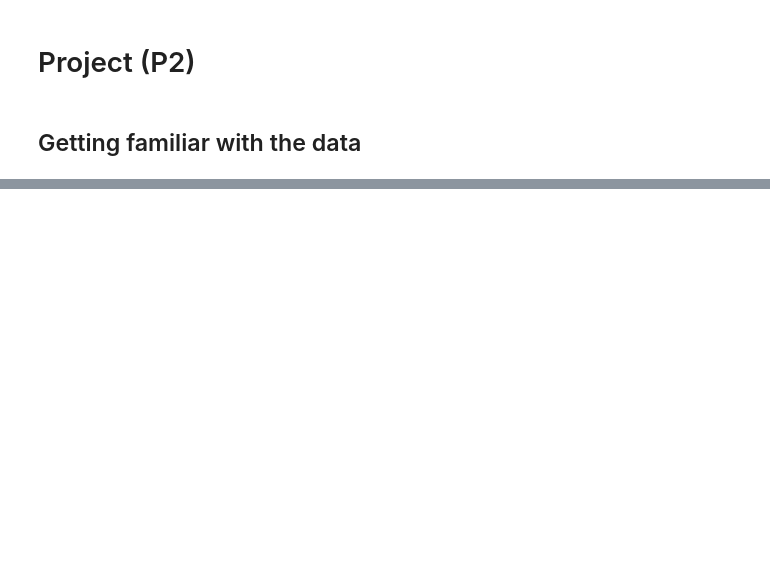
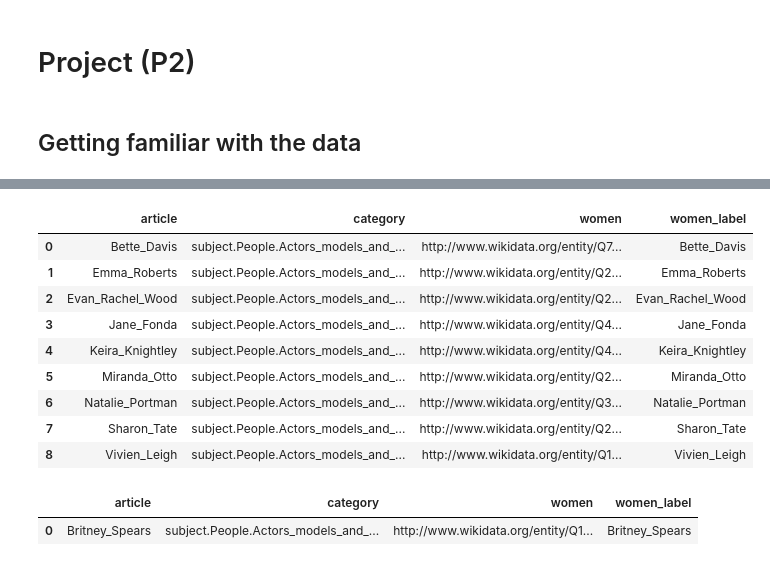
Before and after one commit to epfl-ada/ada-2022-project-metadata, a Jupyter notebook: vala.ipynb, the cells around one changed output, grey strips where cells are left out. Drawn from its saved outputs; the diff is of its cells as text; code cells hidden in the pictures; blank space fills up the shorter version.

```diff
--- a/vala.ipynb
+++ b/vala.ipynb
@@ -23,3 +28,7 @@ categories = pd.read_csv(CATEGORIES, sep='\t', names=["article", "category"], sk
 links = pd.read_csv(LINKS, sep='\t', names=["link_source", "link_target"], skiprows = 12)
 paths_finished = pd.read_csv(PATHS_FINISHED, sep='\t', names=["hashedIpAddress", "timestamp", "durationInSec", "path", "rating"], skiprows = 15)
 paths_unfinished = pd.read_csv(PATHS_UNFINISHED, sep='\t', names=["hashedIpAddress", "timestamp", "durationInSec", "path", "target", "type"], skiprows = 17)
+# %%
+female_actors = pd.read_csv(FEMALE_ACTORS, sep=',', names=["women", "women_label"], skiprows = 1)
+female_celeb =  pd.read_csv(FEMALE_CELEB, sep=',', names=["women", "women_label"], skiprows = 1)
+female_model =  pd.read_csv(FEMALE_MODEL, sep=',', names=["women", "women_label"], skiprows = 1)
@@ -25,0 +117,5 @@ paths_unfinished = pd.read_csv(PATHS_UNFINISHED, sep='\t', names=["hashedIpAddre
+# %%
+# Add underscore inbetween first and last names in female_actors dataframe
+female_actors.women_label = list(map(lambda x: x.replace(' ', '_'), female_actors.women_label))
+female_celeb.women_label = list(map(lambda x: x.replace(' ', '_'), female_celeb.women_label))
+female_model.women_label = list(map(lambda x: x.replace(' ', '_'), female_model.women_label))
@@ -25,0 +144,22 @@ paths_unfinished = pd.read_csv(PATHS_UNFINISHED, sep='\t', names=["hashedIpAddre
+# %%
+act = wikispeedia_actors.merge(female_actors, left_on='article', right_on='women_label')
+cele = wikispeedia_actors.merge(female_celeb, left_on='article', right_on='women_label')
+mod = wikispeedia_actors.merge(female_model, left_on='article', right_on='women_label')
+# %%
+act
+# %% [output]
+|  | article | category | women | women_label |
+| 0 | Bette_Davis | subject.People.Actors_models_and_... | http://www.wikidata.org/entity/Q7... | Bette_Davis |
+| 1 | Emma_Roberts | subject.People.Actors_models_and_... | http://www.wikidata.org/entity/Q2... | Emma_Roberts |
+| 2 | Evan_Rachel_Wood | subject.People.Actors_models_and_... | http://www.wikidata.org/entity/Q2... | Evan_Rachel_Wood |
+| 3 | Jane_Fonda | subject.People.Actors_models_and_... | http://www.wikidata.org/entity/Q4... | Jane_Fonda |
+| 4 | Keira_Knightley | subject.People.Actors_models_and_... | http://www.wikidata.org/entity/Q4... | Keira_Knightley |
+| 5 | Miranda_Otto | subject.People.Actors_models_and_... | http://www.wikidata.org/entity/Q2... | Miranda_Otto |
+| 6 | Natalie_Portman | subject.People.Actors_models_and_... | http://www.wikidata.org/entity/Q3... | Natalie_Portman |
+| 7 | Sharon_Tate | subject.People.Actors_models_and_... | http://www.wikidata.org/entity/Q2... | Sharon_Tate |
+| 8 | Vivien_Leigh | subject.People.Actors_models_and_... | http://www.wikidata.org/entity/Q1... | Vivien_Leigh |
+# %%
+cele
+# %% [output]
+|  | article | category | women | women_label |
+| 0 | Britney_Spears | subject.People.Actors_models_and_... | http://www.wikidata.org/entity/Q1... | Britney_Spears |
```
Also changed, not shown: parts of 22 cells of this notebook.
